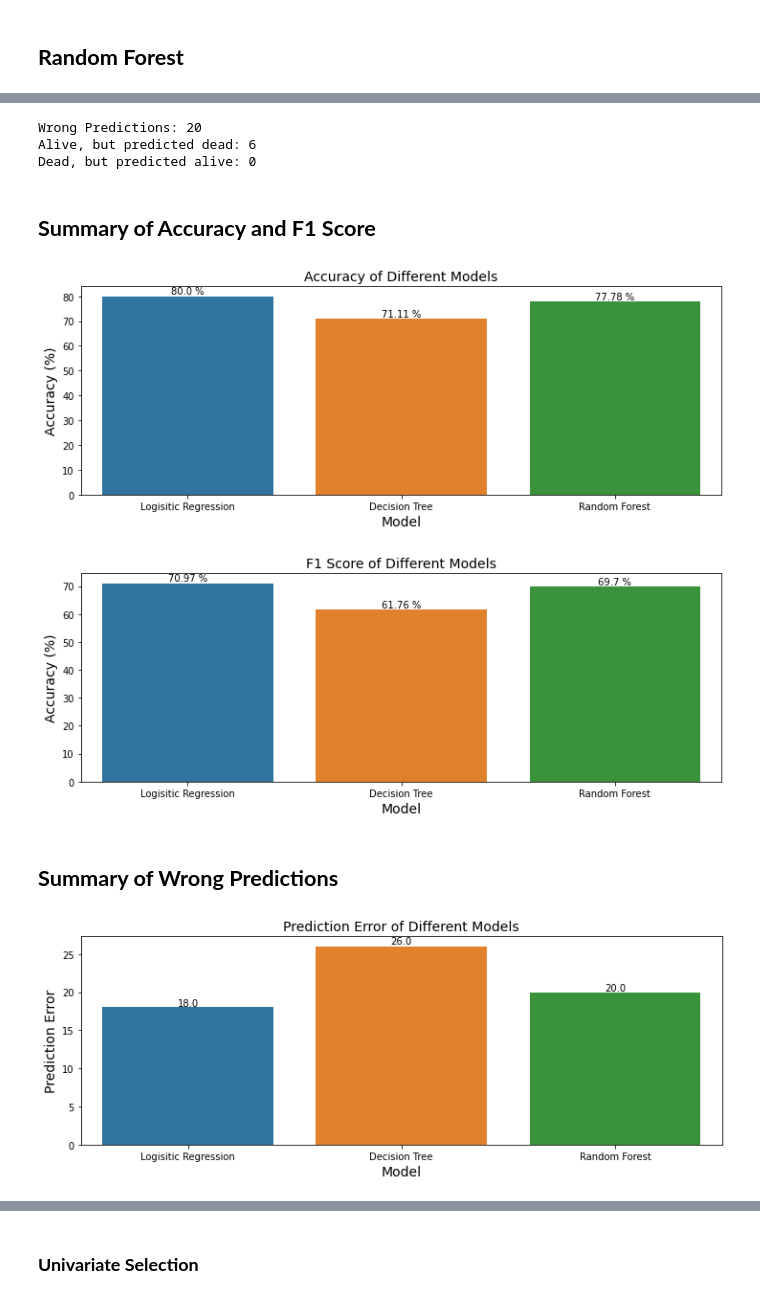
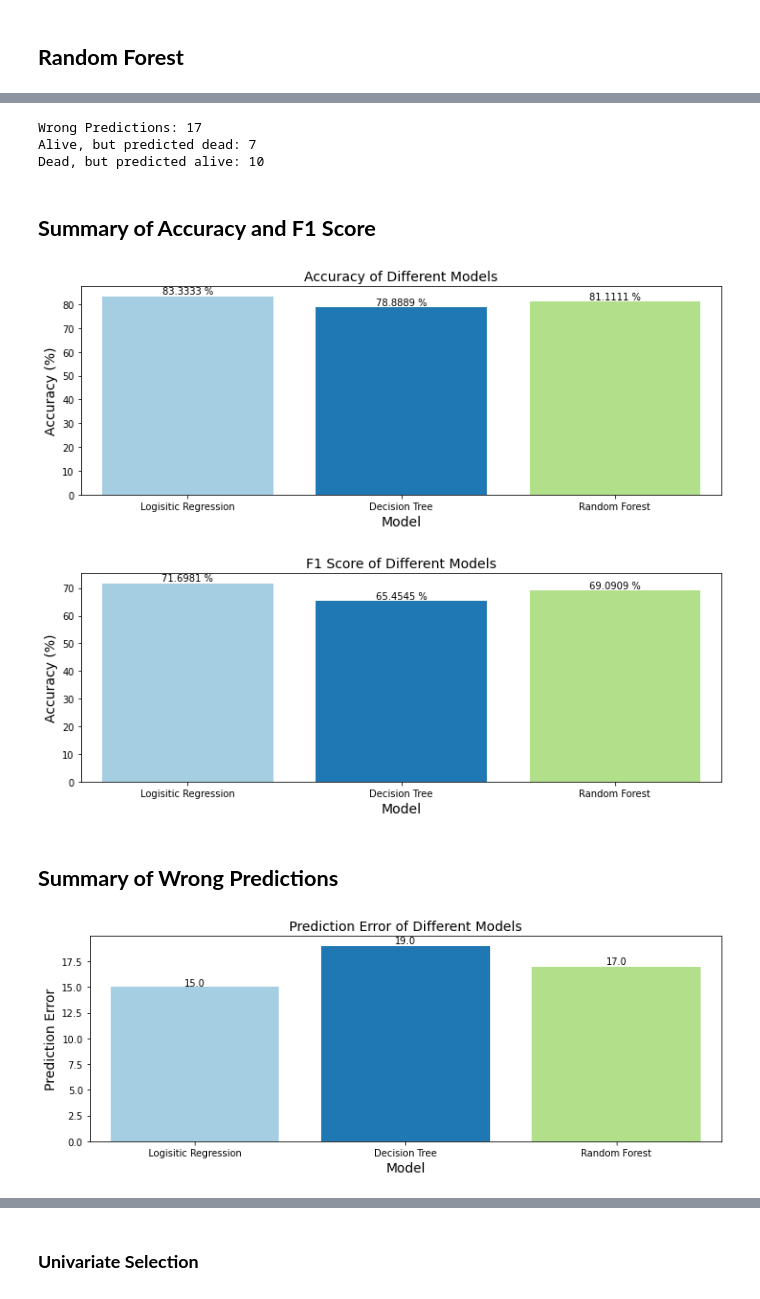
Before and after one commit to QLan9376/Csc46000, a Jupyter notebook: build_model.ipynb, the cells around one changed output, grey strips where cells are left out. Cells and saved outputs as stored; diff of their text form; code cells hidden in the pictures.

```diff
--- a/build_model.ipynb
+++ b/build_model.ipynb
@@ -191,10 +242,10 @@ F1 score for 80% training data 0.6667
 logreg.fit(X_train_90_scaled, y_train_90)
 
 # Predict instances from the test set
-y_pred = logreg.predict(X_test_10_scaled)
+logreg_y_pred = logreg.predict(X_test_10_scaled)
 
-logreg_accuracy = round(logreg.score(X_test_10_scaled, y_test_10), 4)
-logreg_f1_score = round(f1_score(y_test_10, y_pred), 4)
+logreg_accuracy = round(logreg.score(X_test_10_scaled, y_test_10)*100, 4)
+logreg_f1_score = round(f1_score(y_test_10, logreg_y_pred)*100, 4)
 
 # Print the accuracy score of the model
 print("Accuracy of logistic regression classifier using 90% training data: ", logreg_accuracy)
@@ -202,7 +253,9 @@ print("Accuracy of logistic regression classifier using 90% training data: ", lo
 # Print the F1 score
 print("F1 score for 90% training data", logreg_f1_score, "\n")
 
-plot_confusion_matrix(logreg, X_test_10_scaled, y_test_10)
+print(classification_report(y_test_10.values, logreg_y_pred), "\n")
+
+plot_confusion_matrix(logreg, X_test_10_scaled, y_test_10, cmap=plt.cm.Blues)
 plt.title("Logisitic Regression Confusion Matrix")
 plt.xticks(range(2), ["Heart Not Failed","Heart Failed"], fontsize=12)
 plt.yticks(range(2), ["Heart Not Failed","Heart Failed"], fontsize=12)
@@ -221,8 +283,8 @@ dt.fit(X_train_70_scaled, y_train_70)
 
 dt_y_pred = dt.predict(X_test_30_scaled)
 
-dt_accuracy = round(dt.score(X_test_30_scaled, y_test_30), 4)
-dt_f1_score = round(f1_score(y_test_30, dt_y_pred), 4)
+dt_accuracy = round(dt.score(X_test_30_scaled, y_test_30)*100, 4)
+dt_f1_score = round(f1_score(y_test_30, dt_y_pred)*100, 4)
 
 # Print the accuracy score of the model
 print("Accuracy of logistic regression classifier using 70% training data: ", dt_accuracy)
@@ -230,7 +292,9 @@ print("Accuracy of logistic regression classifier using 70% training data: ", dt
 # Print the F1 score
 print("F1 score for 70% training data", dt_f1_score, "\n")
 
-plot_confusion_matrix(dt, X_test_30_scaled, y_test_30)
+print(classification_report(y_test_30.values, dt_y_pred), "\n")
+
+plot_confusion_matrix(dt, X_test_30_scaled, y_test_30, cmap=plt.cm.Blues)
 plt.title("Decision Tree Confusion Matrix")
 plt.xticks(range(2), ["Heart Not Failed","Heart Failed"], fontsize=12)
 plt.yticks(range(2), ["Heart Not Failed","Heart Failed"], fontsize=12)
@@ -301,8 +374,8 @@ rf.fit(X_train_70_scaled, y_train_70)
 
 rf_y_pred = rf.predict(X_test_30_scaled)
 
-rf_accuracy = round(rf.score(X_test_30_scaled, y_test_30), 4)
-rf_f1_score = round(f1_score(y_test_30, rf_y_pred), 4)
+rf_accuracy = round(rf.score(X_test_30_scaled, y_test_30)*100, 4)
+rf_f1_score = round(f1_score(y_test_30, rf_y_pred)*100, 4)
 
 # Print the accuracy score of the model
 print("Accuracy of logistic regression classifier using 70% training data: ", rf_accuracy)
@@ -310,7 +383,9 @@ print("Accuracy of logistic regression classifier using 70% training data: ", rf
 # Print the F1 score
 print("F1 score for 70% training data", rf_f1_score, "\n")
 
-plot_confusion_matrix(rf, X_test_30_scaled, y_test_30)
+print(classification_report(y_test_30.values, rf_y_pred), "\n")
+
+plot_confusion_matrix(rf, X_test_30_scaled, y_test_30, cmap=plt.cm.Blues)
 plt.title("Random Forest Confusion Matrix")
 plt.xticks(range(2), ["Heart Not Failed","Heart Failed"], fontsize=12)
 plt.yticks(range(2), ["Heart Not Failed","Heart Failed"], fontsize=12)
@@ -358,7 +442,7 @@ for error in rf_prediction_error_list:
     rf_not_failed_error_list.append(error[0])
 
   else:
-    dt_failed_error_list.append(error[0])
+    rf_failed_error_list.append(error[0])
 
 rf_prediction_error = len(rf_prediction_error_list)
 rf_failed_error = len(rf_failed_error_list)
@@ -368,41 +452,38 @@ print("Wrong Predictions:", rf_prediction_error)
 print("Alive, but predicted dead:", rf_not_failed_error)
 print("Dead, but predicted alive:", rf_failed_error)
 # %% [output]
-Wrong Predictions: 20
-Alive, but predicted dead: 6
-Dead, but predicted alive: 0
+Wrong Predictions: 17
+Alive, but predicted dead: 7
+Dead, but predicted alive: 10
 # %% [markdown]
 ## **Summary of Accuracy and F1 Score**
 # %%
-decimal_accuracy_list = [logreg_accuracy, dt_accuracy, rf_accuracy]
-decimal_f1_score_list = [logreg_f1_score, dt_f1_score, rf_f1_score]
-
-percentage_accuracy_list = np.array(decimal_accuracy_list) * 100
-percentage_f1_score_list = [np.round(f1_score, 4) for f1_score in np.array(decimal_f1_score_list) * 100]
+accuracy_list = [logreg_accuracy, dt_accuracy, rf_accuracy]
+f1_score_list = [logreg_f1_score, dt_f1_score, rf_f1_score]
 
 models = ["Logisitic Regression", "Decision Tree", "Random Forest"]
 # %%
 plt.figure(figsize = (12,4))
 
-ax = sns.barplot(x = models, y = percentage_accuracy_list)
+ax = sns.barplot(x = models, y = accuracy_list, palette = "Paired", saturation = 2.0)
 plt.title("Accuracy of Different Models", fontsize = 14)
 plt.xlabel("Model", fontsize = 14)
 plt.ylabel("Accuracy (%)", fontsize = 14)
 
 for p in ax.patches:
     width = p.get_width()
     height = p.get_height()
     x = p.get_x()
     y = p.get_y()
     ax.annotate(f"{height} %", (x + width/2, y + height*1.01), ha="center")
 
 plt.show()
 # %% [output]
-[figure, old version]
+[figure, new version]
 # %%
 plt.figure(figsize = (12,4))
 
-ax = sns.barplot(x = models, y = percentage_f1_score_list)
+ax = sns.barplot(x = models, y = f1_score_list, palette = "Paired", saturation = 2.0)
 plt.title("F1 Score of Different Models", fontsize = 14)
 plt.xlabel("Model", fontsize = 14)
 plt.ylabel("Accuracy (%)", fontsize = 14)
@@ -416,7 +497,7 @@ for p in ax.patches:
 
 plt.show()
 # %% [output]
-[figure, old version]
+[figure, new version]
 # %% [markdown]
 ## **Summary of Wrong Predictions**
 # %%
@@ -426,7 +507,7 @@ not_failed_error_list = [logreg_not_failed_error, dt_not_failed_error, rf_not_fa
 # %%
 plt.figure(figsize = (12,4))
 
-ax = sns.barplot(x = models, y = prediction_error_list)
+ax = sns.barplot(x = models, y = prediction_error_list, palette = "Paired", saturation = 2.0)
 plt.title("Prediction Error of Different Models", fontsize = 14)
 plt.xlabel("Model", fontsize = 14)
 plt.ylabel("Prediction Error", fontsize = 14)
@@ -440,7 +521,7 @@ for p in ax.patches:
 
 plt.show()
 # %% [output]
-[figure, old version]
+[figure, new version]
 # %%
 plt.figure(figsize = (12,4))
 
```
Also changed, not shown: parts of 30 cells of this notebook.
